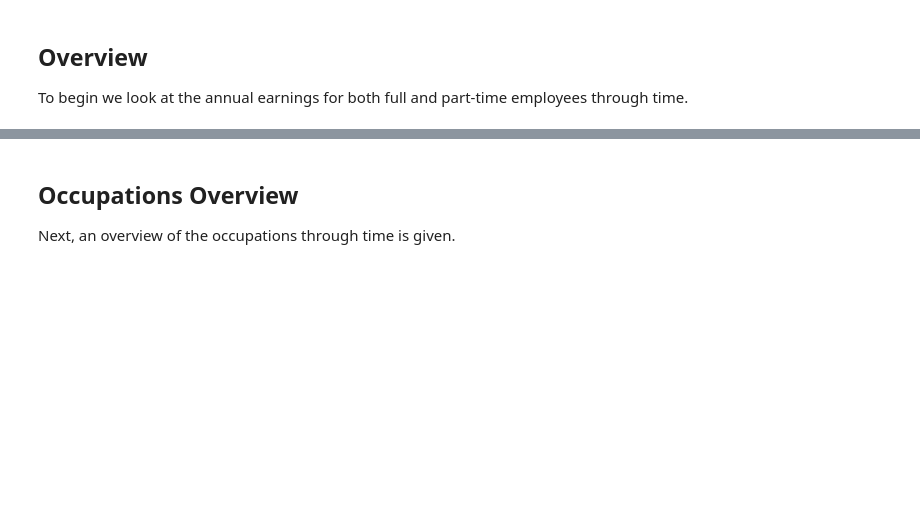
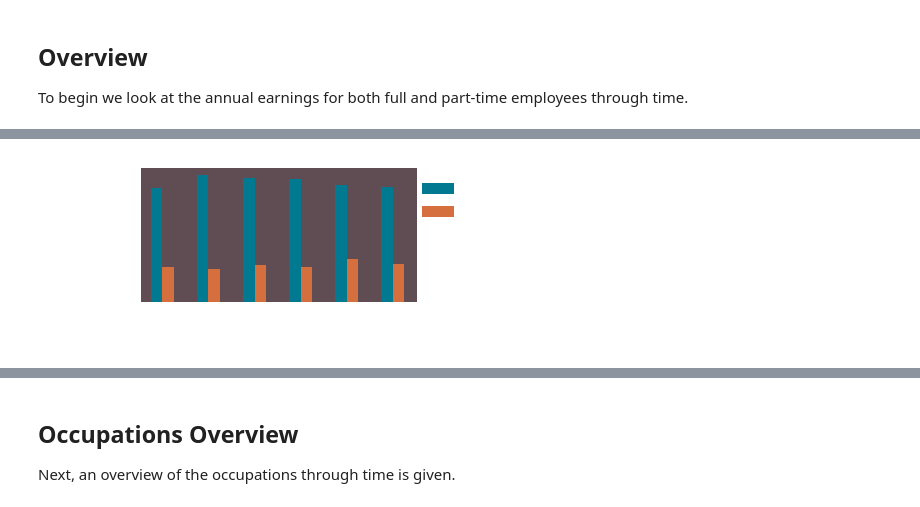
Before and after one commit to Sciprios/SwindonCovid, a Jupyter notebook: Salary/Earnings.ipynb, the cells around one changed output, grey strips where cells are left out. Cells and saved outputs as stored; diff of their text form; code cells hidden in the pictures; blank space fills up the shorter version.

```diff
--- a/Salary/Earnings.ipynb
+++ b/Salary/Earnings.ipynb
@@ -43,3 +133,81 @@ To begin we look at the annual earnings for both full and part-time employees th
+# %%
+fig, all_axs = plt.subplots(nrows=1, ncols=1, figsize=(5, 2.5))
+
+colours = ['k', 'grey']
+bar_width = 0.25
+
+work_types = ["Full-Time", "Part-Time"]
+
+for yidx, year in enumerate(earnings_data['Year'].unique()):
+    interested_data = earnings_data.loc[
+        (
+            earnings_data['Sex'] == "All"
+        ) & (
+            earnings_data['HoursAndEarnings'] == "Annual pay - Gross"
+        ) & (
+            earnings_data['Geography'] == "Swindon"
+        ) & (
+            earnings_data['Year'] == year
+        ) & (
+            earnings_data['AveragesAndPercentiles'] == "Mean"
+        )
+    ]
+
+    # Get and plot Full-Time annual salary
+    val = interested_data.loc[interested_data['WorkingPattern'] == work_types[0]][['Figure']].iloc[0][0]
+    ft = all_axs.bar(
+        year-(bar_width/2),
+        val,
+        color="#007991",
+        width=bar_width,
+        label="FT"
+    )
+    # Get and plot Full-Time annual salary
+    val = interested_data.loc[interested_data['WorkingPattern'] == work_types[1]][['Figure']].iloc[0][0]
+    pt = all_axs.bar(
+        year+(bar_width/2),
+        val,
+        color="#D56F3E",
+        width=bar_width,
+        label="PT"
+    )
+
+yticks = np.arange(10000, 40001, 10000).tolist()
+yticks2 = []
+for ytck in yticks:
+    yticks2.append("£{}".format(ytck))
+all_axs.set_xticks(earnings_data['Year'].unique())
+all_axs.set_xticklabels(earnings_data['Year'].unique(), fontsize=16, fontweight='bold')
+all_axs.set_yticks(np.arange(10000, 40001, 10000))
+all_axs.set_yticklabels(yticks2, fontsize=16, fontweight='bold')
+all_axs.set_xlabel("Year", color='w', fontsize=16, fontweight='bold')
+all_axs.set_ylim([0, 40000])
+all_axs.set_ylabel("Annual Pay", color='w', fontsize=16, fontweight='bold')
+#all_axs.set_xlim(1, 5)
+
+leg = all_axs.legend([ft, pt], ["FT", "PT"],
+           loc='upper right',
+           framealpha=0,
+           ncol=1,
+           fontsize=16,
+           bbox_to_anchor=[1.3, 1.]
+          )
+for text in leg.get_texts():
+    plt.setp(text, color = 'w')
+#["#007991", "#D56F3E"]
+all_axs.set_facecolor("#604D53")
+all_axs.spines['right'].set_color("#FFFFFF")
+all_axs.spines['top'].set_color("#FFFFFF")
+all_axs.spines['bottom'].set_color("#FFFFFF")
+all_axs.spines['left'].set_color("#FFFFFF")
+all_axs.spines['right'].set_linewidth(0)
+all_axs.spines['top'].set_linewidth(0)
+all_axs.spines['bottom'].set_linewidth(5)
+all_axs.spines['left'].set_linewidth(5)
+all_axs.tick_params(axis='x', colors='#FFFFFF', width=5)
+all_axs.tick_params(axis='y', colors='#FFFFFF', width=5)
+# %% [output]
+[figure, added]
 # %%
 fig, all_axs = plt.subplots(nrows=1, ncols=1, figsize=(10, 5))
 
```
Also changed, not shown: parts of 27 cells of this notebook, 2 other files.
